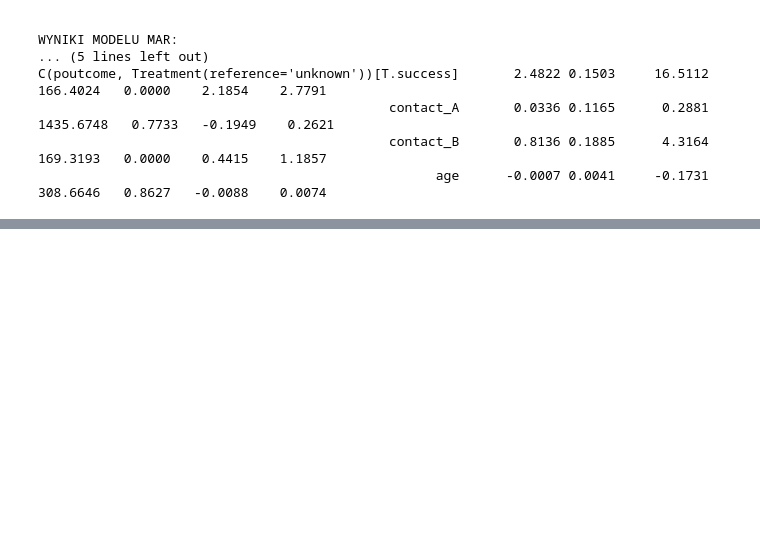
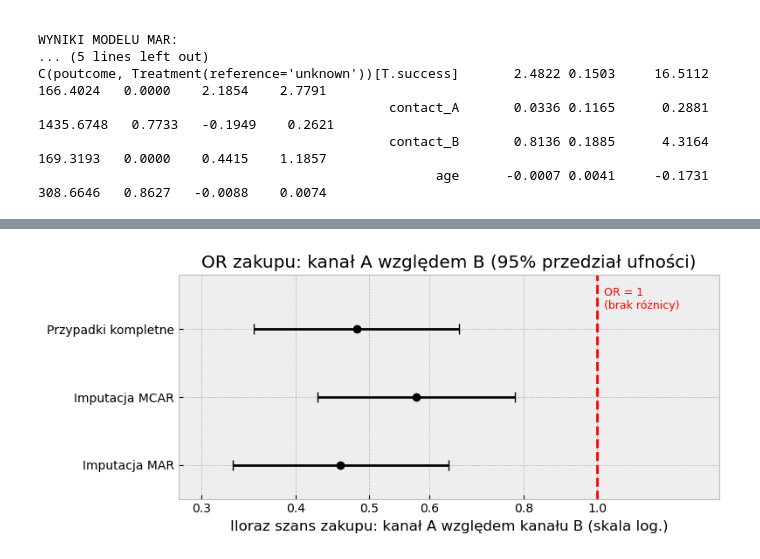
Before and after one commit to juliamierzejewska/marketing-campaign-missing-data, a Jupyter notebook: marketing_analysis.ipynb, the cells around one changed output, grey strips where cells are left out. Drawn from its saved outputs; the diff is of its cells as text; code cells hidden in the pictures; blank space fills up the shorter version.

```diff
--- a/marketing_analysis.ipynb
+++ b/marketing_analysis.ipynb
@@ -632,0 +725,17 @@ C(poutcome, Treatment(reference='unknown'))[T.success]       2.4822 0.1503     1
+# %%
+# ZESTAWIENIE WYNIKÓW: przypadki kompletne vs imputacja MCAR vs imputacja MAR
+tabela_kontrast = pd.DataFrame({
+    "Przypadki kompletne": kontrast_kompletne(model_kompletne),
+    "Imputacja MCAR": kontrast_rubin(modele_mcar),
+    "Imputacja MAR": kontrast_rubin(modele_mar),
+}).T
+
+# Decyzja weryfikacyjna na poziomie istotności 5%
+tabela_kontrast["Decyzja (α = 0,05)"] = np.where(
+    tabela_kontrast["p-value"] < 0.05,
+    "odrzucamy H0 (A ≠ B)",
+    "brak podstaw do odrzucenia H0"
+)
+
+print("TEST RÓŻNICY β1 − β2 (kanał A vs kanał B)")
+print(tabela_kontrast.round(4).to_string())
@@ -632,0 +748,31 @@ C(poutcome, Treatment(reference='unknown'))[T.success]       2.4822 0.1503     1
+# %%
+# WYKRES: iloraz szans zakupu A względem B (OR = exp(β1 − β2)) z 95% przedziałem ufności
+etykiety = list(tabela_kontrast.index)
+or_pkt = tabela_kontrast["OR (A/B)"].astype(float).values
+or_dol = tabela_kontrast["OR CI dolny"].astype(float).values
+or_gor = tabela_kontrast["OR CI górny"].astype(float).values
+
+fig, ax = plt.subplots(figsize=(8, 3.5))
+ax.errorbar(
+    or_pkt, range(len(etykiety)),
+    xerr=[or_pkt - or_dol, or_gor - or_pkt],
+    fmt="o", color="black", capsize=4
+)
+ax.axvline(1, color="red", linestyle="--")
+ax.text(1.02, -0.45, "OR = 1\n(brak różnicy)", color="red", fontsize=9, va="center")
+
+ax.set_xscale("log")
+ticks = [0.3, 0.4, 0.5, 0.6, 0.8, 1.0]
+ax.set_xticks(ticks)
+ax.set_xticklabels([str(x) for x in ticks])
+ax.minorticks_off()
+ax.set_xlim(0.28, 1.45)
+ax.set_ylim(2.5, -0.8)
+ax.set_yticks(range(len(etykiety)))
+ax.set_yticklabels(etykiety)
+ax.set_xlabel("Iloraz szans zakupu: kanał A względem kanału B (skala log.)")
+ax.set_title("OR zakupu: kanał A względem B (95% przedział ufności)")
+plt.tight_layout()
+plt.show()
+# %% [output]
+[figure, added]
```
Also changed, not shown: parts of 10 cells of this notebook.
